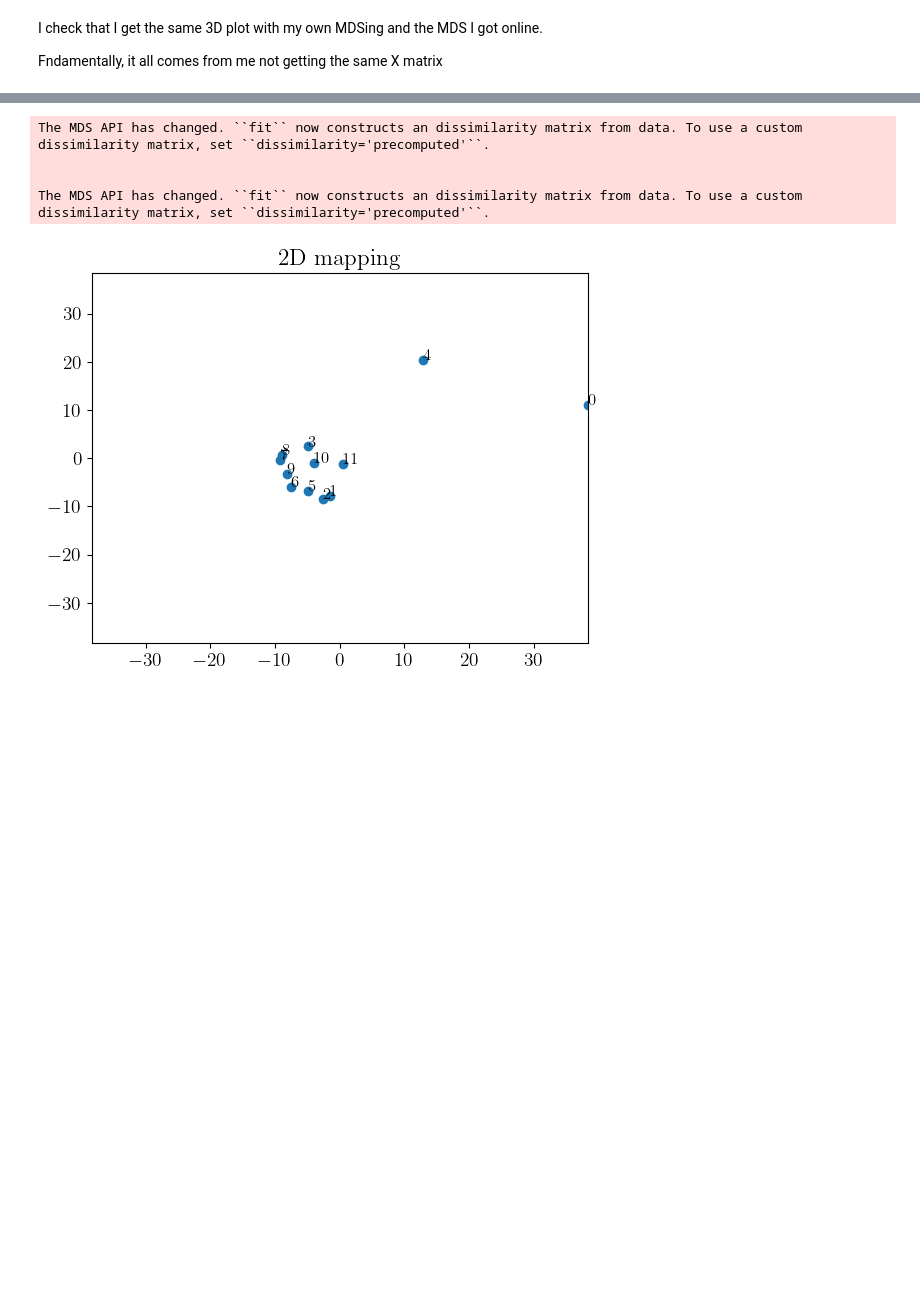
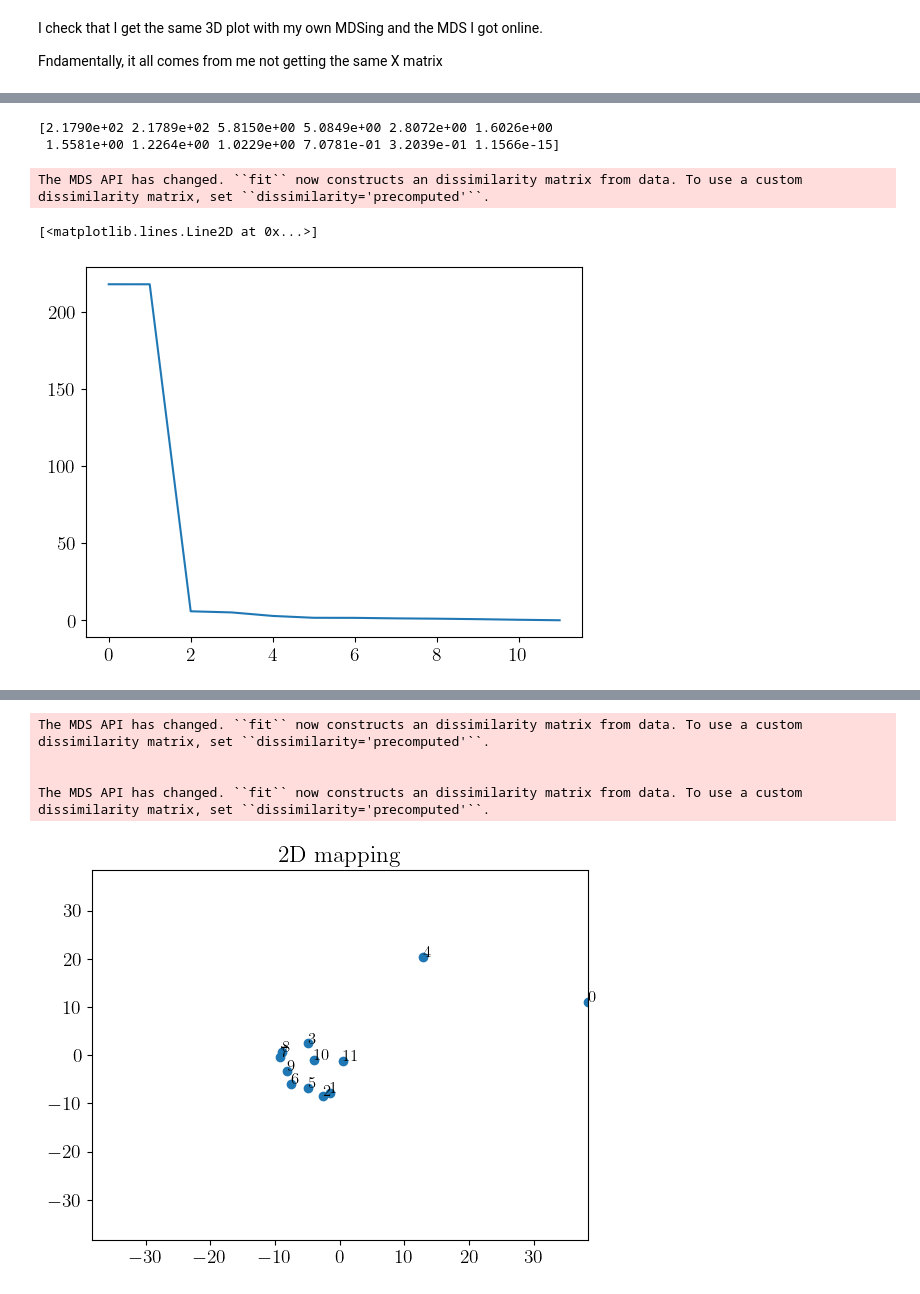
Before and after one commit to MarinAndreGirard/Quantum_emergent_dimension, a Jupyter notebook: looking_at_mappings.ipynb, the cells around one changed output, grey strips where cells are left out. Saved outputs shown, nothing was run; the diff lists cells and outputs as text; code cells hidden in the pictures; blank space fills up the shorter version.

```diff
--- a/looking_at_mappings.ipynb
+++ b/looking_at_mappings.ipynb
@@ -113,3 +135,17 @@ The MDS API has changed. ``fit`` now constructs an dissimilarity matrix from dat
+# %%
+XN_=mds_from_d_N_.fit_transform(dab)
+B=XN_@T(XN_)
+eigenvalues,eigenvectors=np.linalg.eig(B)
+idx = eigenvalues.argsort()[::-1]
+eigenvalues = eigenvalues[idx]
+print(eigenvalues)
+plt.plot(range(len(eigenvalues)),eigenvalues)
+# %% [output]
+[2.1790e+02 2.1789e+02 5.8150e+00 5.0849e+00 2.8072e+00 1.6026e+00
+ 1.5581e+00 1.2264e+00 1.0229e+00 7.0781e-01 3.2039e-01 1.1566e-15]
+The MDS API has changed. ``fit`` now constructs an dissimilarity matrix from data. To use a custom dissimilarity matrix, set ``dissimilarity='precomputed'``.
+[<matplotlib.lines.Line2D at 0x...>]
+[figure, added]
 # %%
 #dab=ar([[0,1,2,3,4,5,6,5,4,3,2,1],[1,0,1,2,3,4,5,6,5,4,3,2],[2,1,0,1,2,3,4,5,6,5,4,3],[3,2,1,0,1,2,3,4,5,6,5,4],[4,3,2,1,0,1,2,3,4,5,6,5],[5,4,3,2,1,0,1,2,3,4,5,6],[6,5,4,3,2,1,0,1,2,3,4,5],[5,6,5,4,3,2,1,0,1,2,3,4],[4,5,6,5,4,3,2,1,0,1,2,3],[3,4,5,6,5,4,3,2,1,0,1,2],[2,3,4,5,6,5,4,3,2,1,0,1],[1,2,3,4,5,6,5,4,3,2,1,0]])
 dab=ar([[0,1,2,3,4,5,6,7,8,9],[1,0,1,2,3,4,5,6,7,8],[2,1,0,1,2,3,4,5,6,7],[3,2,1,0,1,2,3,4,5,6],[4,3,2,1,0,1,2,3,4,5],[5,4,3,2,1,0,1,2,3,4],[6,5,4,3,2,1,0,1,2,3],[7,6,5,4,3,2,1,0,1,2],[8,7,6,5,4,3,2,1,0,1],[9,8,7,6,5,4,3,2,1,0]], dtype=np.float32)
```
Also changed, not shown: parts of 24 cells of this notebook, 2 other files.
